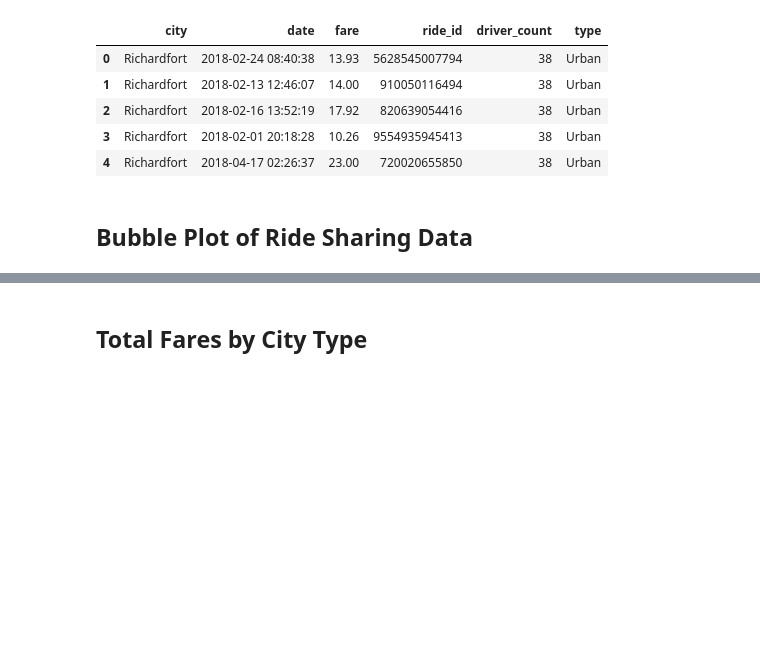
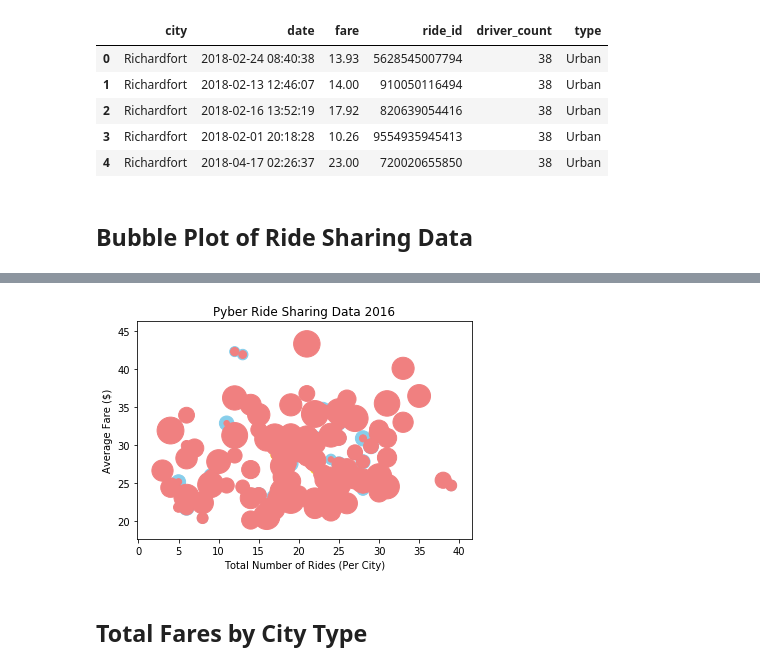
Before and after one commit to DZweiback/Matplotlib-Homework, a Jupyter notebook: dz_Pyber HW.ipynb, the cells around one changed output, grey strips where cells are left out. Saved outputs shown, nothing was run; the diff lists cells and outputs as text; code cells hidden in the pictures; blank space fills up the shorter version.

```diff
--- a/dz_Pyber HW.ipynb
+++ b/dz_Pyber HW.ipynb
@@ -93,0 +33,4 @@ plt.show()
+# %%
+# Group by City Name
+Cities = combined_pyber_df.groupby('city')
+#Cities.head()
@@ -93,0 +123,9 @@ plt.show()
+# %%
+#Second, Set index to City Type and Order by Type - using city_data file
+CityType = city_data.set_index('city')['type']
+#CityType
+# %%
+#Third, Create New df for all values (x=Rides_City, y=AvgFare_City, Drivers_City, CityType)
+New_df = pd.DataFrame({"x":Rides_City, "y":AvgFare_City, "drivers":Drivers_City, "type":CityType})
+New_df.sort_values('drivers', ascending = False)
+New_df.head()
@@ -94,3 +139,31 @@ plt.show()
+# %%
+#Fourth, Create Separate df for each City Type by Type
+rural = New_df[New_df['type'] == 'Rural']
+suburban = New_df[New_df['type'] == 'Suburban']
+urban = New_df[New_df['type'] == 'Urban']
+#Add Colors (Put colors in a Dictionary)
+Colors={'Urban':["lightcoral"], 'Suburban':["skyblue"], 'Rural':["gold"]}
+# %%
+# Build the scatter plots for each city types, Set "s" values
+plt.scatter(x, y, s=rural['drivers']*10, color=Colors['Rural'])
+plt.scatter(x, y, s=suburban['drivers']*10, color=Colors['Suburban'])
+plt.scatter(x, y, s=urban['drivers']*10, color=Colors['Urban'])
+
+# Add Labels
+plt.xlabel('Total Number of Rides (Per City)')
+plt.ylabel('Average Fare ($)')
+plt.title('Pyber Ride Sharing Data 2016')
+
+# Create a legend
+
+# Incorporate a text label regarding circle size
+
+# Save Figure
+
+#Show Plot
+plt.show()
+# %% [output]
+[figure, added]
 # %% [markdown]
 ## Total Fares by City Type
 # %%
```
Also changed, not shown: parts of 20 cells of this notebook.
